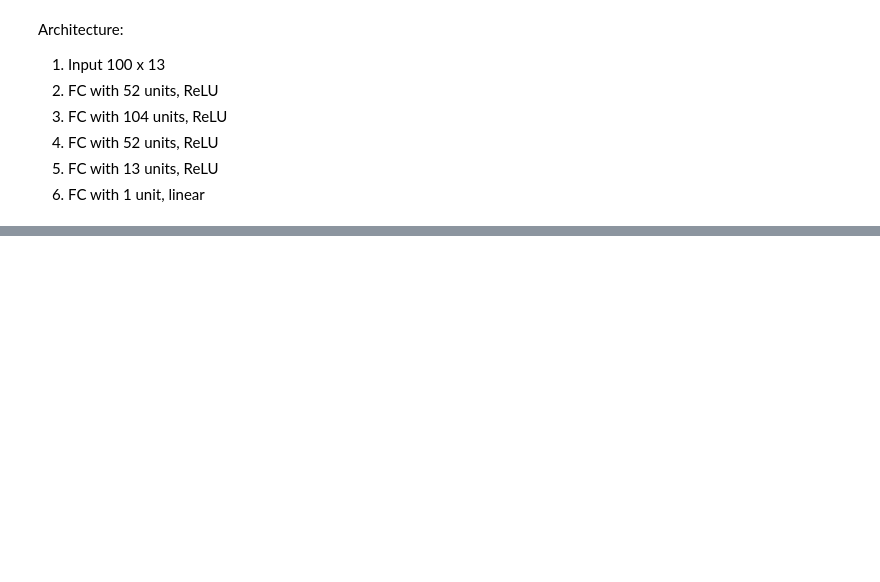
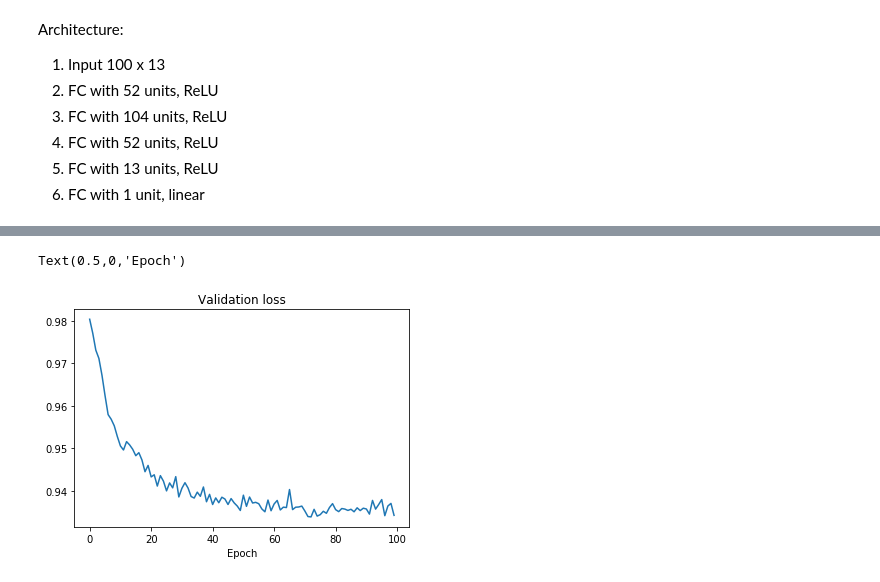
Before and after one commit to sschao/Spotify-Analysis-15.071, a Jupyter notebook: Spotify_NN.ipynb, the cells around one changed output, grey strips where cells are left out. Cells and saved outputs as stored; diff of their text form; code cells hidden in the pictures; blank space fills up the shorter version.

```diff
--- a/Spotify_NN.ipynb
+++ b/Spotify_NN.ipynb
@@ -177,0 +193,7 @@ plt.plot(train_hist['loss'])
+# %%
+plt.plot(train_hist['Validation loss'])
+plt.title("Validation loss")
+plt.xlabel("Epoch")
+# %% [output]
+Text(0.5,0,'Epoch')
+[figure, added]
```
Also changed, not shown: parts of 13 cells of this notebook.
